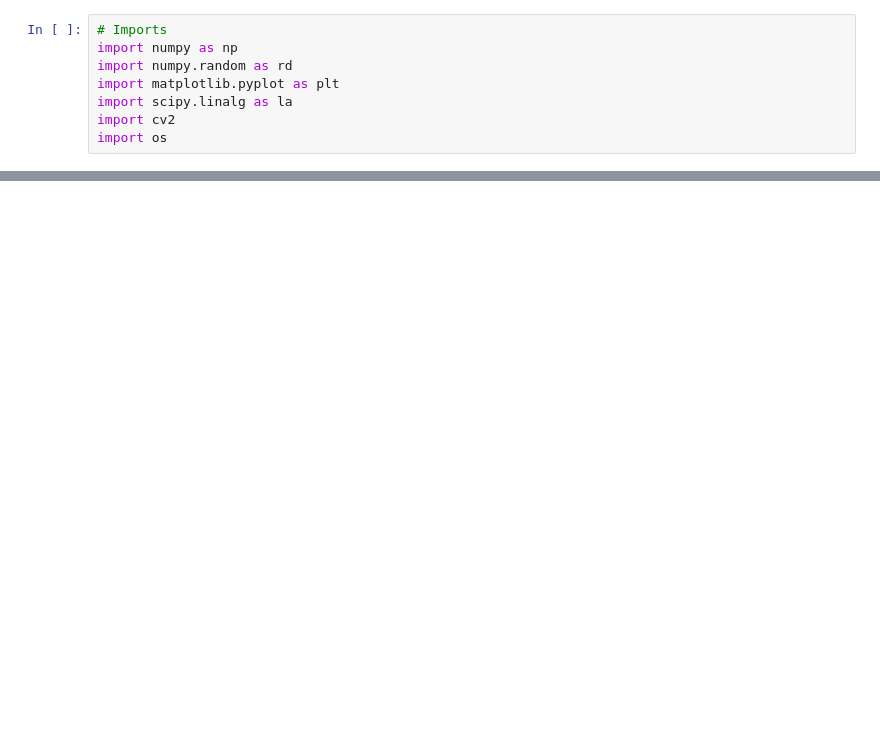
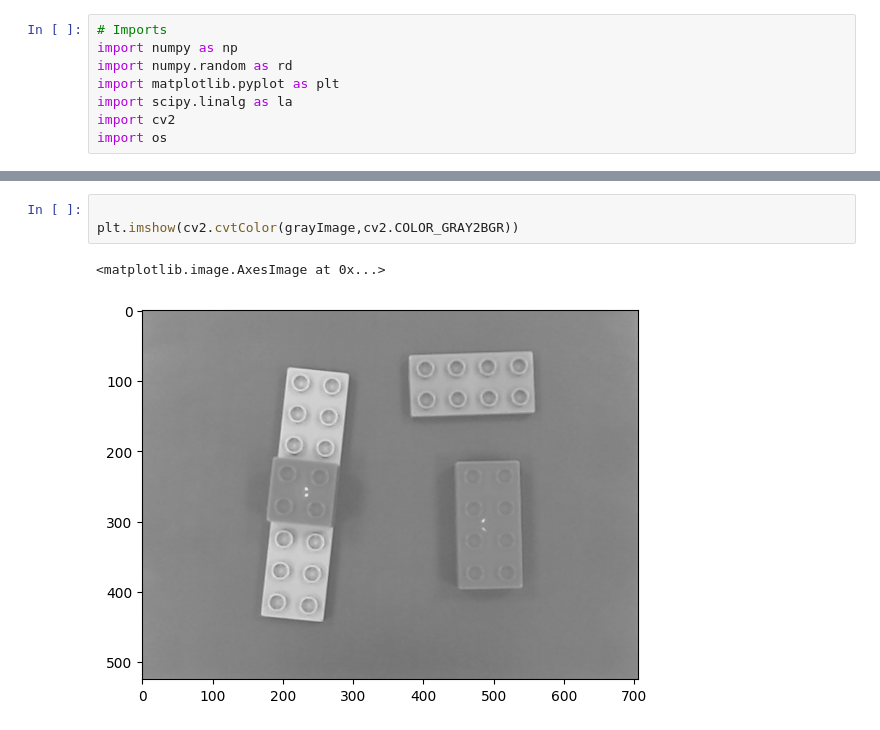
Before and after one commit to LPSD18/PIV, a Jupyter notebook: TP1/teste.ipynb, the cells around one changed output, grey strips where cells are left out. Saved outputs shown, nothing was run; the diff lists cells and outputs as text; blank space fills up the shorter version.

```diff
--- a/TP1/teste.ipynb
+++ b/TP1/teste.ipynb
@@ -23,0 +18,6 @@ cv2.destroyAllWindows()
+# %%
+
+plt.imshow(cv2.cvtColor(grayImage,cv2.COLOR_GRAY2BGR))
+# %% [output]
+<matplotlib.image.AxesImage at 0x...>
+[figure, added]
```
Also changed, not shown: parts of 11 cells of this notebook, 2 other files.
